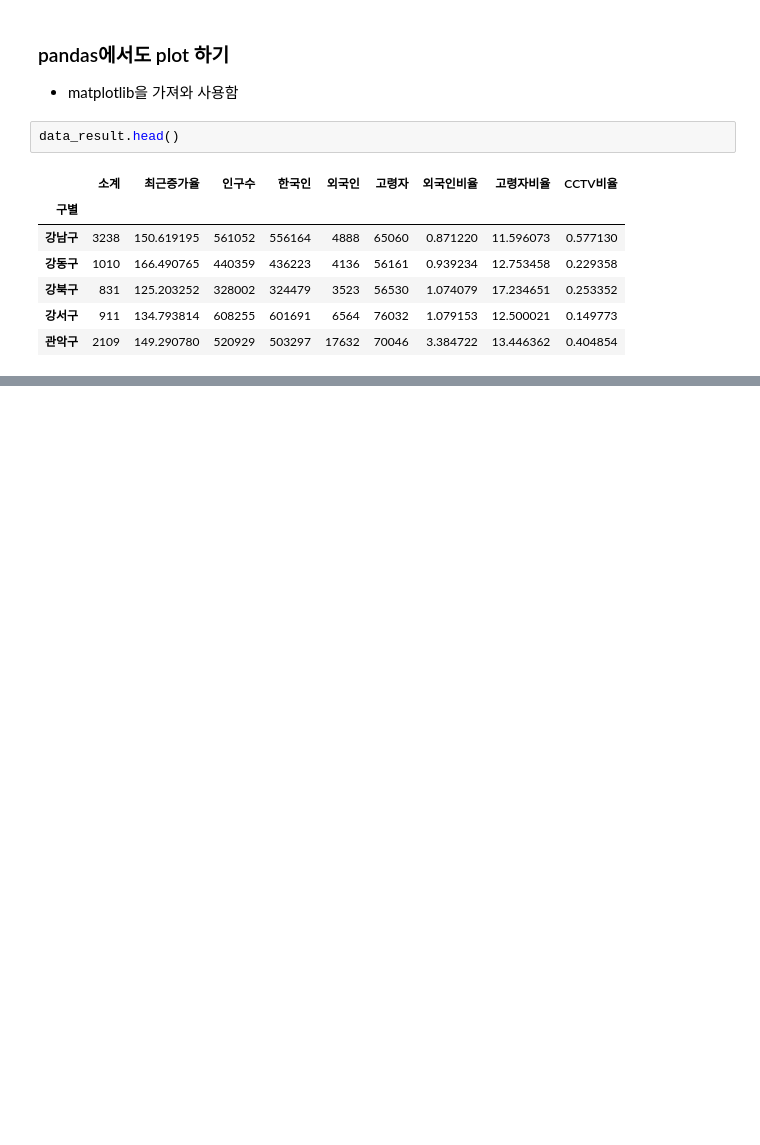
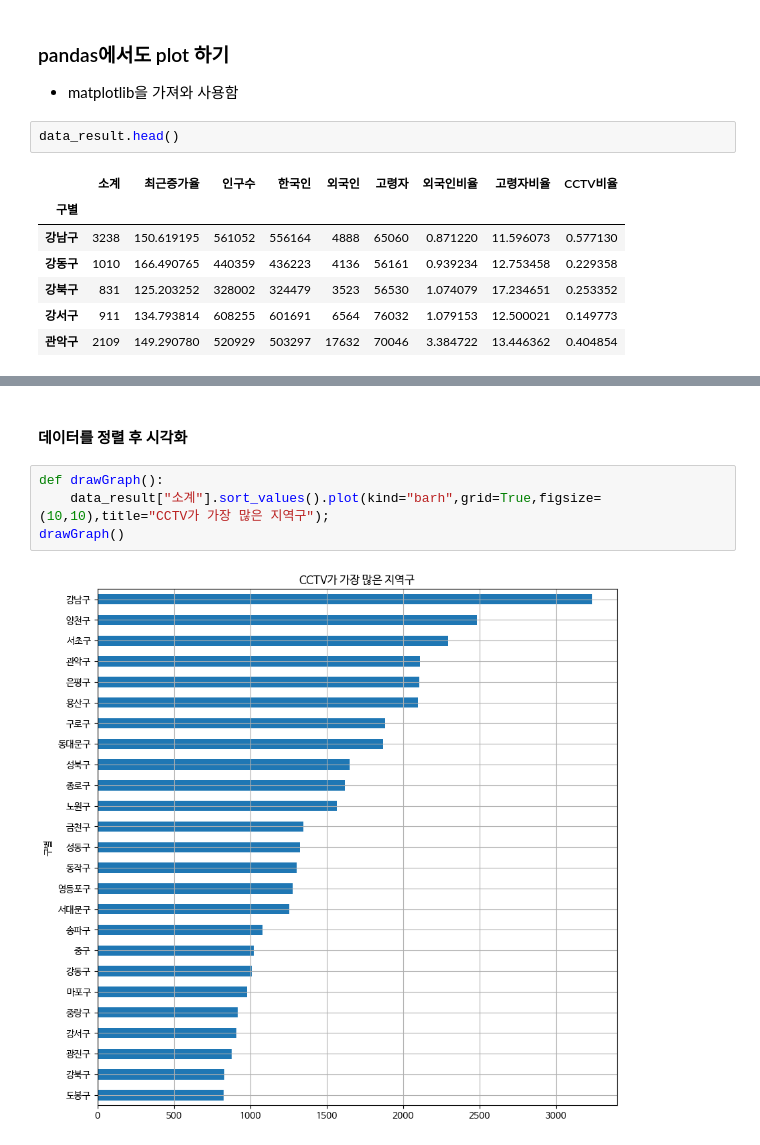
Before and after one commit to instar94/ml_tutorial, a Jupyter notebook: 04.EDA/ds_study/code/01.Seoul_CCTV/01.Analysis Seoul CCTV.ipynb, the cells around one changed output, grey strips where cells are left out. Drawn from its saved outputs; the diff is of its cells as text; blank space fills up the shorter version.

```diff
--- a/04.EDA/ds_study/code/01.Seoul_CCTV/01.Analysis Seoul CCTV.ipynb
+++ b/04.EDA/ds_study/code/01.Seoul_CCTV/01.Analysis Seoul CCTV.ipynb
@@ -1139,0 +1208,8 @@ data_result["인구수"].plot(kind="barh",figsize=(16,10))
+# %% [markdown]
+#### 데이터를 정렬 후 시각화
+# %%
+def drawGraph():
+    data_result["소계"].sort_values().plot(kind="barh",grid=True,figsize=(10,10),title="CCTV가 가장 많은 지역구");
+drawGraph()
+# %% [output]
+[figure, added]
```
Also changed, not shown: parts of 91 cells of this notebook.
